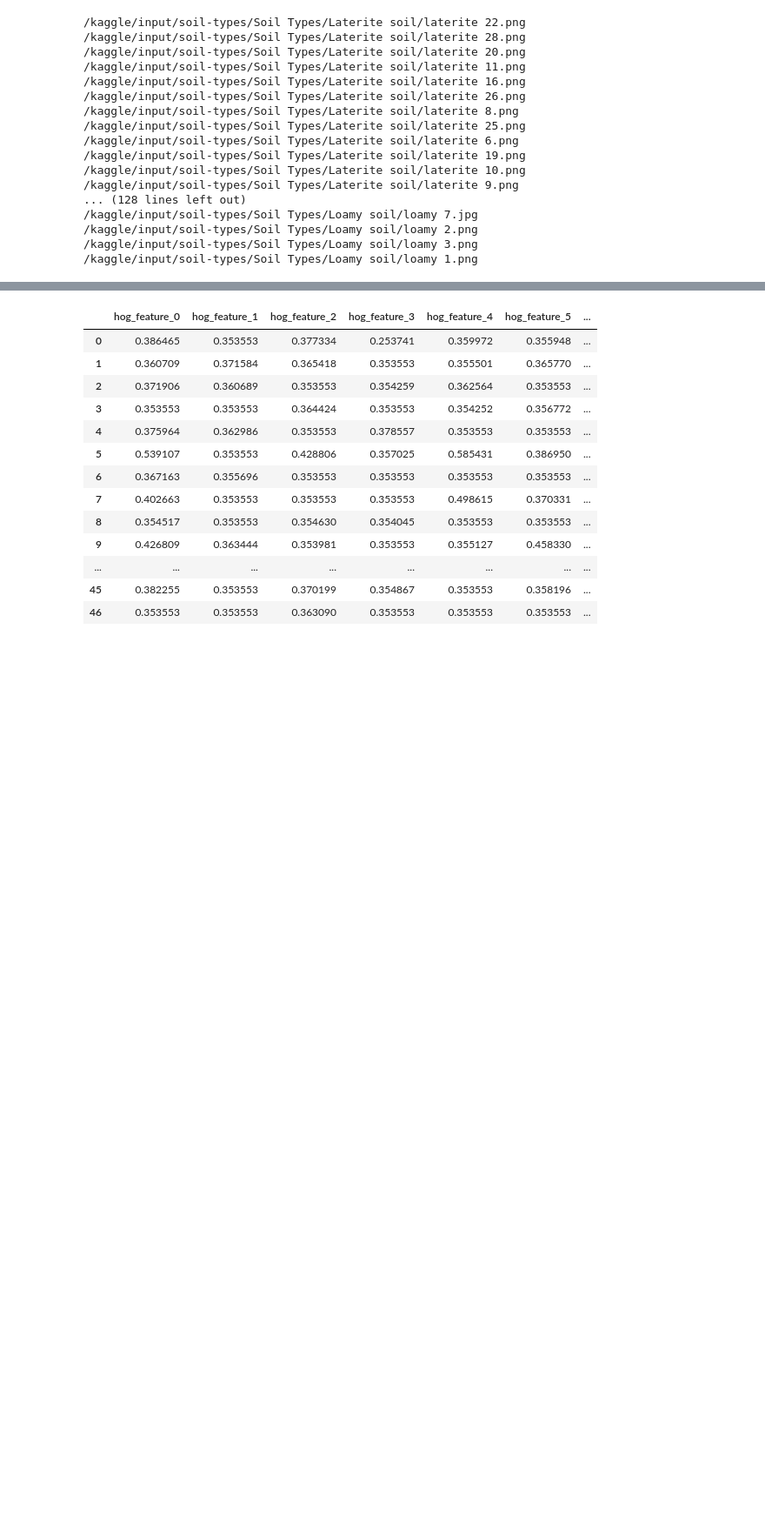
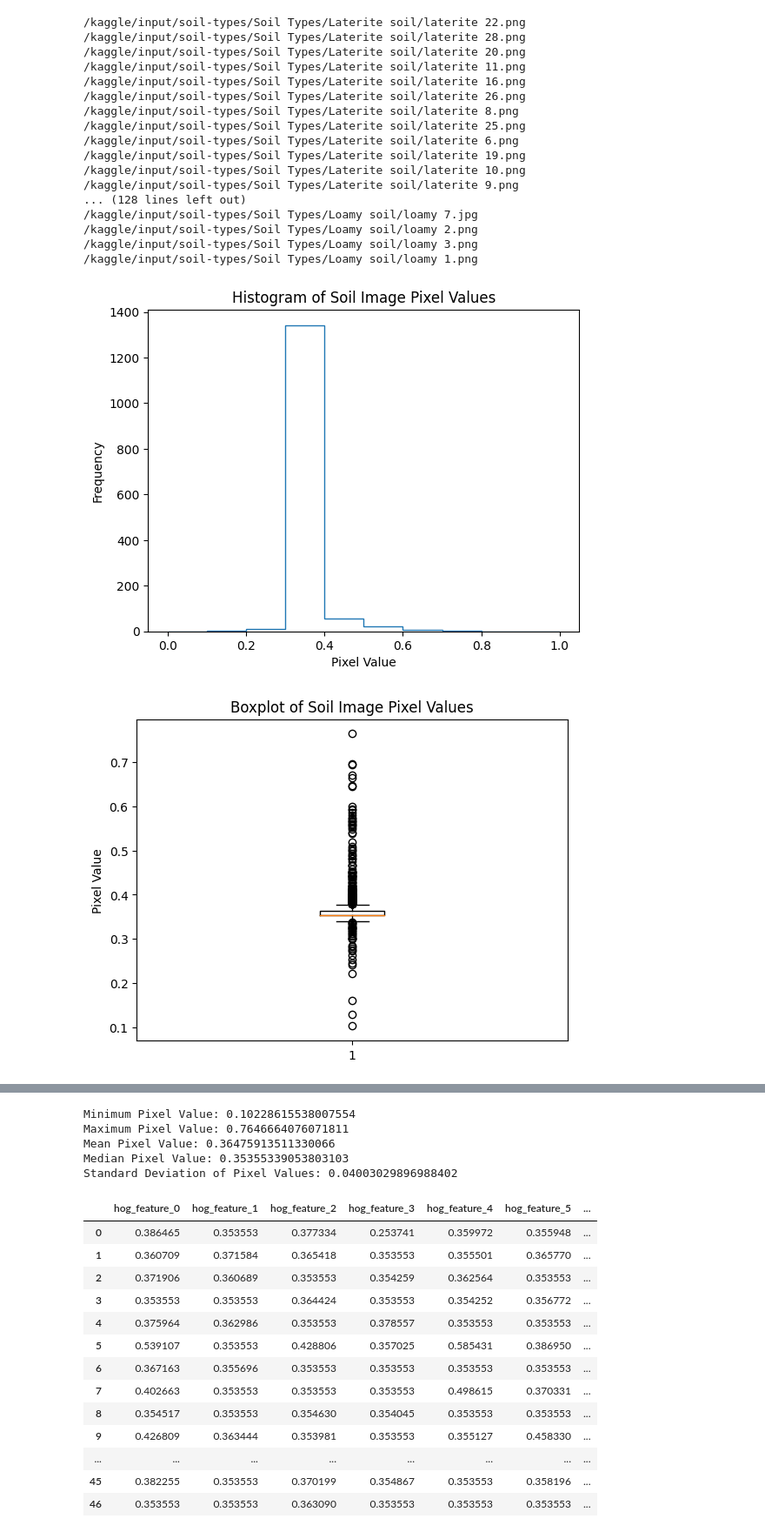
Before and after one commit to Murad-pitafi/Crop-Recommendation, a Jupyter notebook: feature-extraction.ipynb, the cells around one changed output, grey strips where cells are left out. Shown at 87% size. Cells and saved outputs as stored; diff of their text form; code cells hidden in the pictures; blank space fills up the shorter version.

Commit message:
Did Visualization on Pixel Values of extracted features from the soils

```diff
--- a/feature-extraction.ipynb
+++ b/feature-extraction.ipynb
@@ -111,3 +111,50 @@ selected_hog_features = all_hog_features[:, top_indices]
 # Create a dataframe with the selected top N HOG features and image labels
 df = pd.DataFrame(data=selected_hog_features, columns=[f'hog_feature_{i}' for i in range(10)])
 df['label'] = image_labels  # Add image labels
+# %%
+import numpy as np
+import matplotlib.pyplot as plt
+
+# Assuming 'df' is your DataFrame containing pixel values of soil images
+
+# Extracting pixel values from the DataFrame
+pixel_values = df[['hog_feature_0','hog_feature_1','hog_feature_2','hog_feature_3','hog_feature_4','hog_feature_5','hog_feature_6','hog_feature_7','hog_feature_8','hog_feature_9']]
+
+# Convert DataFrame to numpy array
+soil_image_data = pixel_values.values.astype(float)
+
+# Calculate basic statistics of pixel values
+min_value = np.min(soil_image_data)
+max_value = np.max(soil_image_data)
+mean_value = np.mean(soil_image_data)
+median_value = np.median(soil_image_data)
+std_deviation = np.std(soil_image_data)
+
+# Plot histogram of pixel values
+plt.hist(soil_image_data.ravel(), bins=10, range=(0, 1), histtype='step')
+plt.xlabel('Pixel Value')
+plt.ylabel('Frequency')
+plt.title('Histogram of Soil Image Pixel Values')
+plt.show()
+
+plt.boxplot(soil_image_data.ravel())
+plt.ylabel('Pixel Value')
+plt.title('Boxplot of Soil Image Pixel Values')
+plt.show()
+
+plt.plot(np.mean(soil_image_data, axis=0), label='Mean Pixel Value')
+plt.fill_between(range(len(pixel_values.columns)), np.mean(soil_image_data, axis=0) - np.std(soil_image_data, axis=0), np.mean(soil_image_data, axis=0) + np.std(soil_image_data, axis=0), color='gray', alpha=0.2, label='Standard Deviation')
+plt.xlabel('Pixel Feature')
+plt.ylabel('Pixel Value')
+plt.title('Mean and Standard Deviation of Soil Image Pixel Values')
+plt.legend()
+plt.show()
+# Display basic statistics
+print("Minimum Pixel Value:", min_value)
+print("Maximum Pixel Value:", max_value)
+print("Mean Pixel Value:", mean_value)
+print("Median Pixel Value:", median_value)
+print("Standard Deviation of Pixel Values:", std_deviation)
+# %% [output]
+[figure, added]
+[figure, added]
@@ -114,3 +162,8 @@ df['label'] = image_labels  # Add image labels
+Minimum Pixel Value: 0.10228615538007554
+Maximum Pixel Value: 0.7646664076071811
+Mean Pixel Value: 0.36475913511330066
+Median Pixel Value: 0.35355339053803103
+Standard Deviation of Pixel Values: 0.04003029896988402
 # %%
 df.head(50)
 # %% [output]
```
Also changed, not shown: parts of 1 cell of this notebook.
